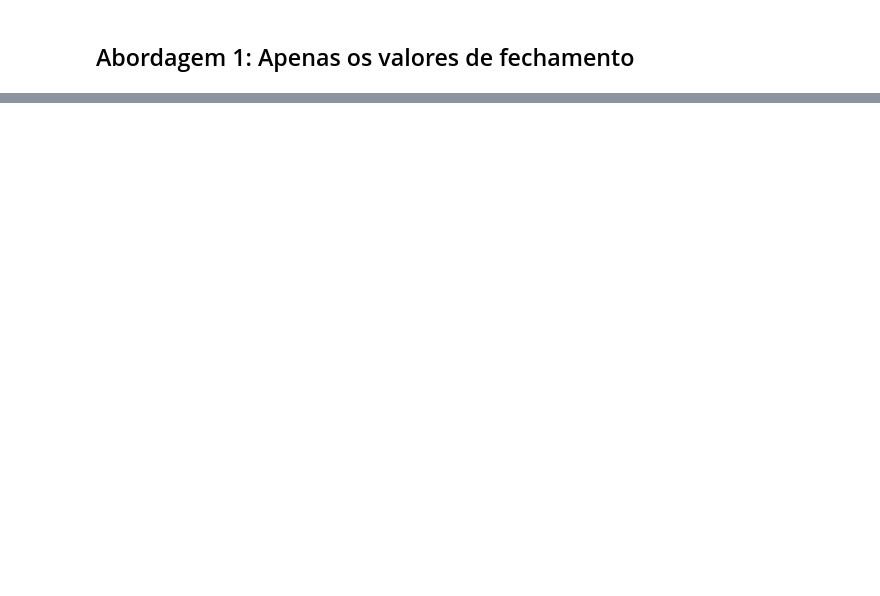
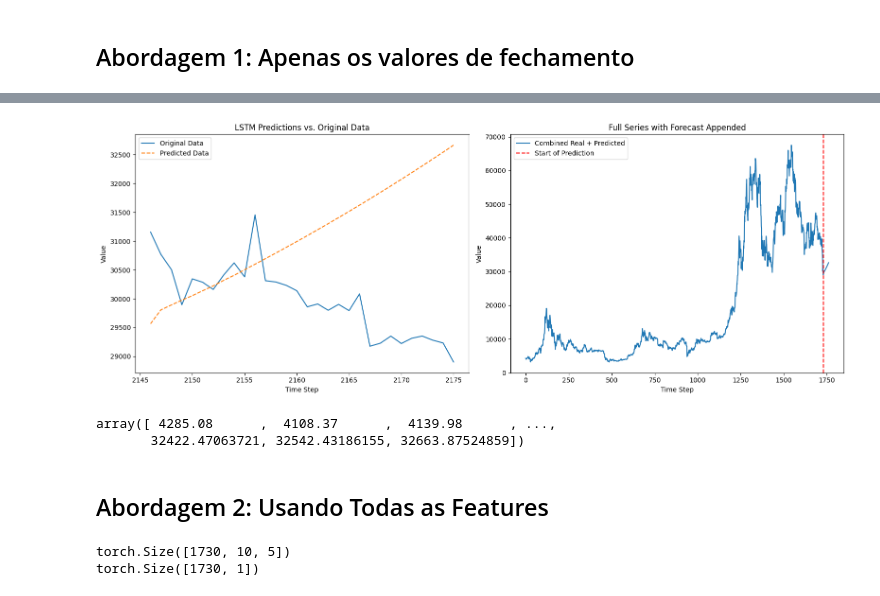
Before and after one commit to JVMergulho/redes_neurais, a Jupyter notebook: miniprojeto2/LSTM.ipynb, the cells around one changed output, grey strips where cells are left out. Cells and saved outputs as stored; diff of their text form; code cells hidden in the pictures; blank space fills up the shorter version.

Commit message:
Adiciona abordagem com todas as features

```diff
--- a/miniprojeto2/LSTM.ipynb
+++ b/miniprojeto2/LSTM.ipynb
@@ -209,0 +406,20 @@ plt.show()
+# %%
+last_window = X_train[-1].unsqueeze(0)  # (1, seq_length, input_dim)
+
+# roda a previsão multi-step
+future_preds = forecast_n_steps(
+    model=model,
+    last_window=last_window,
+    n_steps=30,
+    input_dim=1
+)
+
+y_pred_denorm = inverse_transform_single_column(future_preds, scaler, num_feat=5)
+# %%
+plot_lstm_forecast(y_pred_denorm, df_close.values, X_close_test, seq_length)
+# %% [output]
+[figure, added]
+array([ 4285.08      ,  4108.37      ,  4139.98      , ...,
+       32422.47063721, 32542.43186155, 32663.87524859])
+# %% [markdown]
+## Abordagem 2: Usando Todas as Features
@@ -209,0 +434,13 @@ plt.show()
+# %%
+# cria sequências
+X_train, _ = create_sequences(X_all_train, seq_length)
+X_test, _ = create_sequences(X_all_test, seq_length)
+
+_, Y_train = create_sequences(X_close_train, seq_length)
+_, Y_test = create_sequences(X_close_test, seq_length)
+
+print(X_train.shape)
+print(Y_train.shape)
+# %% [output]
+torch.Size([1730, 10, 5])
+torch.Size([1730, 1])
```
Also changed, not shown: parts of 38 cells of this notebook.
